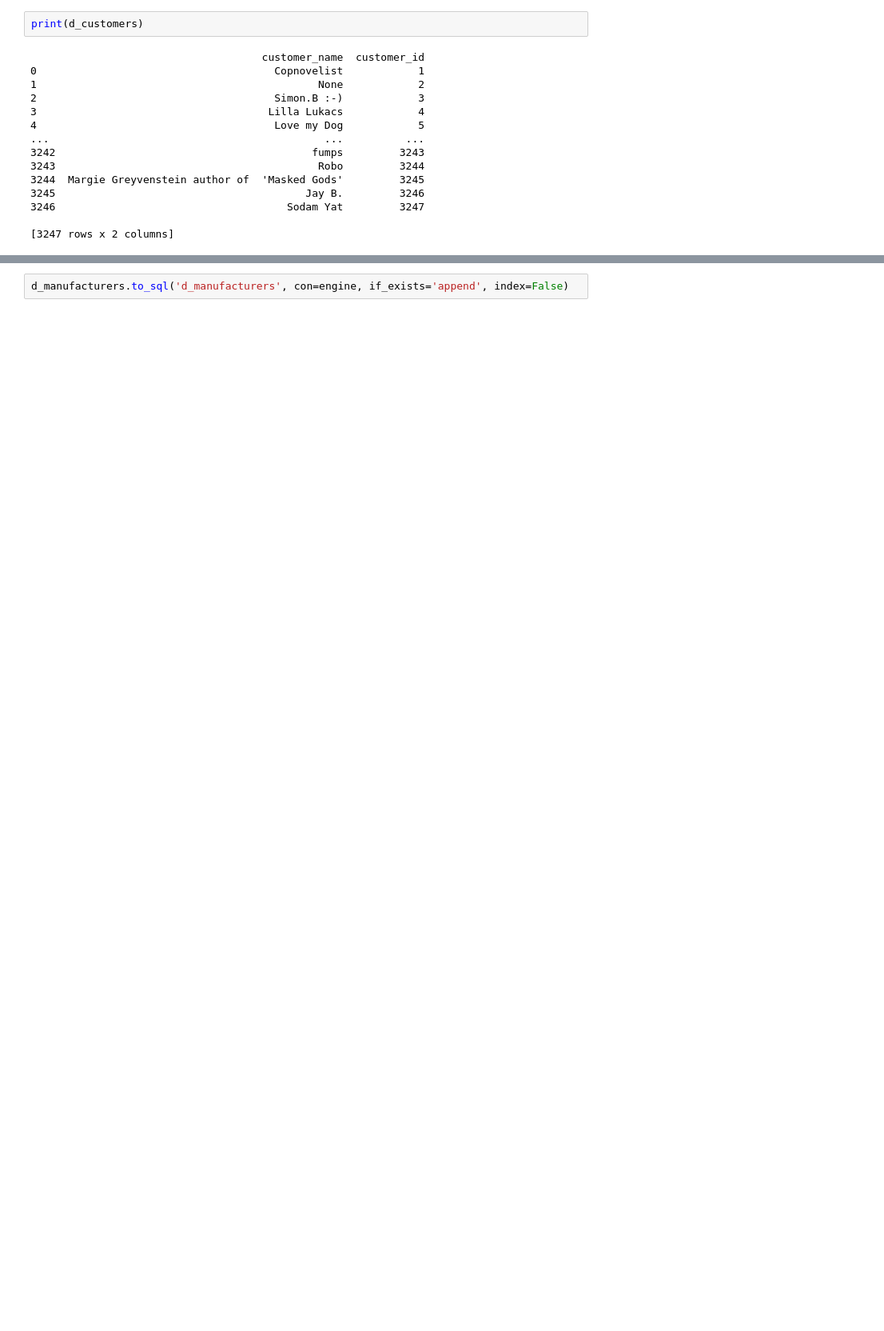
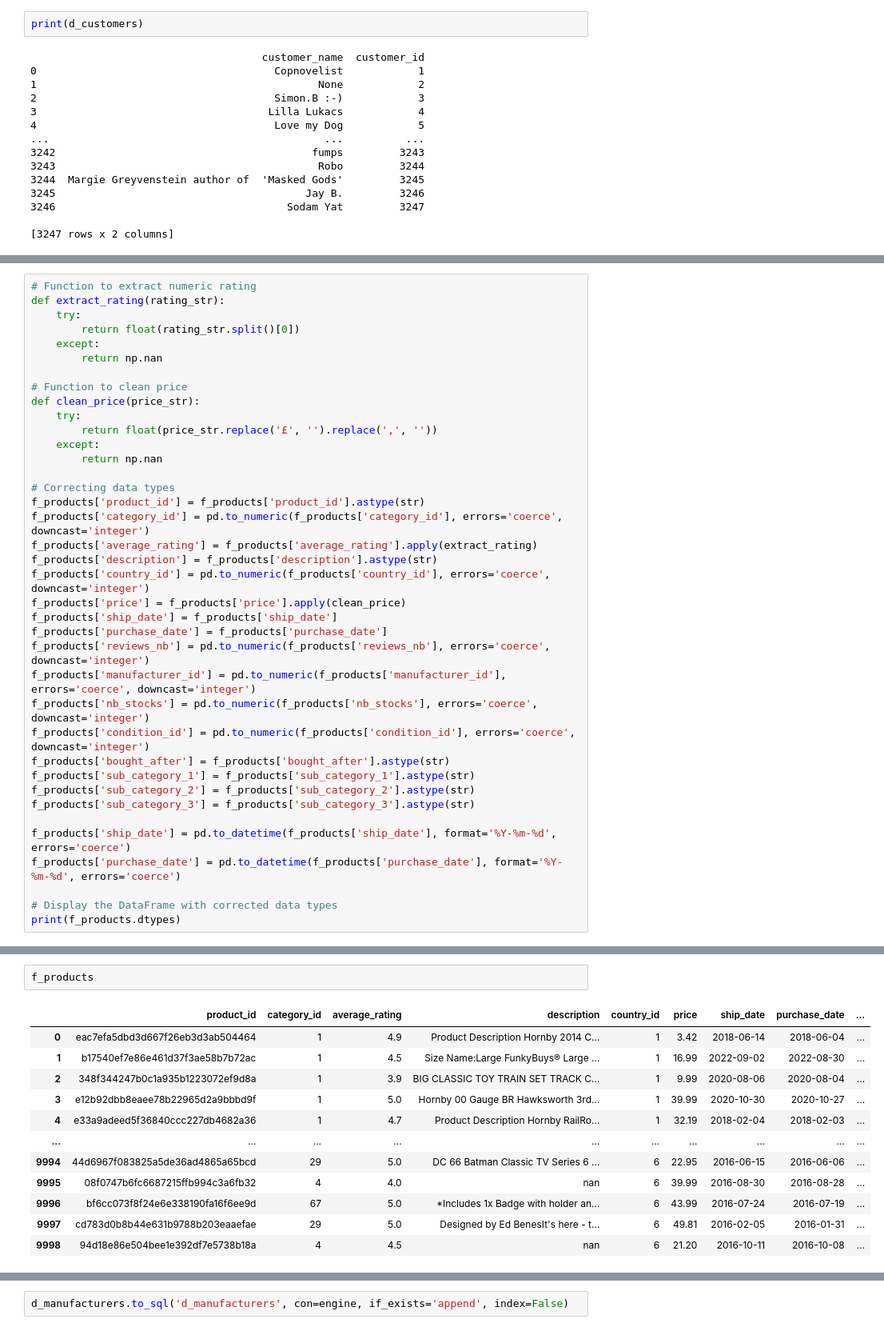
Before and after one commit to SalehMk0/project_3_data, a Jupyter notebook: data_cleaning.ipynb, the cells around one changed output, grey strips where cells are left out. Shown at 80% size. Saved outputs shown, nothing was run; the diff lists cells and outputs as text; blank space fills up the shorter version.

```diff
--- a/data_cleaning.ipynb
+++ b/data_cleaning.ipynb
@@ -565,0 +674,38 @@ print(d_customers)
+# %%
+# Function to extract numeric rating
+def extract_rating(rating_str):
+    try:
+        return float(rating_str.split()[0])
+    except:
+        return np.nan
+
+# Function to clean price
+def clean_price(price_str):
+    try:
+        return float(price_str.replace('£', '').replace(',', ''))
+    except:
+        return np.nan
+
+# Correcting data types
+f_products['product_id'] = f_products['product_id'].astype(str)
+f_products['category_id'] = pd.to_numeric(f_products['category_id'], errors='coerce', downcast='integer')
+f_products['average_rating'] = f_products['average_rating'].apply(extract_rating)
+f_products['description'] = f_products['description'].astype(str)
+f_products['country_id'] = pd.to_numeric(f_products['country_id'], errors='coerce', downcast='integer')
+f_products['price'] = f_products['price'].apply(clean_price)
+f_products['ship_date'] = f_products['ship_date']
+f_products['purchase_date'] = f_products['purchase_date']
+f_products['reviews_nb'] = pd.to_numeric(f_products['reviews_nb'], errors='coerce', downcast='integer')
+f_products['manufacturer_id'] = pd.to_numeric(f_products['manufacturer_id'], errors='coerce', downcast='integer')
+f_products['nb_stocks'] = pd.to_numeric(f_products['nb_stocks'], errors='coerce', downcast='integer')
+f_products['condition_id'] = pd.to_numeric(f_products['condition_id'], errors='coerce', downcast='integer')
+f_products['bought_after'] = f_products['bought_after'].astype(str)
+f_products['sub_category_1'] = f_products['sub_category_1'].astype(str)
+f_products['sub_category_2'] = f_products['sub_category_2'].astype(str)
+f_products['sub_category_3'] = f_products['sub_category_3'].astype(str)
+
+f_products['ship_date'] = pd.to_datetime(f_products['ship_date'], format='%Y-%m-%d', errors='coerce')
+f_products['purchase_date'] = pd.to_datetime(f_products['purchase_date'], format='%Y-%m-%d', errors='coerce')
+
+# Display the DataFrame with corrected data types
+print(f_products.dtypes)
@@ -565,0 +730,15 @@ print(d_customers)
+# %%
+f_products
+# %% [output]
+|  | product_id | category_id | average_rating | description | country_id | price | ship_date | purchase_date | ... |
+| 0 | eac7efa5dbd3d667f26eb3d3ab504464 | 1 | 4.9 | Product Description Hornby 2014 C... | 1 | 3.42 | 2018-06-14 | 2018-06-04 | ... |
+| 1 | b17540ef7e86e461d37f3ae58b7b72ac | 1 | 4.5 | Size Name:Large FunkyBuys® Large ... | 1 | 16.99 | 2022-09-02 | 2022-08-30 | ... |
+| 2 | 348f344247b0c1a935b1223072ef9d8a | 1 | 3.9 | BIG CLASSIC TOY TRAIN SET TRACK C... | 1 | 9.99 | 2020-08-06 | 2020-08-04 | ... |
+| 3 | e12b92dbb8eaee78b22965d2a9bbbd9f | 1 | 5.0 | Hornby 00 Gauge BR Hawksworth 3rd... | 1 | 39.99 | 2020-10-30 | 2020-10-27 | ... |
+| 4 | e33a9adeed5f36840ccc227db4682a36 | 1 | 4.7 | Product Description Hornby RailRo... | 1 | 32.19 | 2018-02-04 | 2018-02-03 | ... |
+| ... | ... | ... | ... | ... | ... | ... | ... | ... | ... |
+| 9994 | 44d6967f083825a5de36ad4865a65bcd | 29 | 5.0 | DC 66 Batman Classic TV Series 6 ... | 6 | 22.95 | 2016-06-15 | 2016-06-06 | ... |
+| 9995 | 08f0747b6fc6687215ffb994c3a6fb32 | 4 | 4.0 | nan | 6 | 39.99 | 2016-08-30 | 2016-08-28 | ... |
+| 9996 | bf6cc073f8f24e6e338190fa16f6ee9d | 67 | 5.0 | *Includes 1x Badge with holder an... | 6 | 43.99 | 2016-07-24 | 2016-07-19 | ... |
+| 9997 | cd783d0b8b44e631b9788b203eaaefae | 29 | 5.0 | Designed by Ed BenesIt's here - t... | 6 | 49.81 | 2016-02-05 | 2016-01-31 | ... |
+| 9998 | 94d18e86e504bee1e392df7e5738b18a | 4 | 4.5 | nan | 6 | 21.20 | 2016-10-11 | 2016-10-08 | ... |
```
Also changed, not shown: parts of 16 cells of this notebook, 9 other files.
